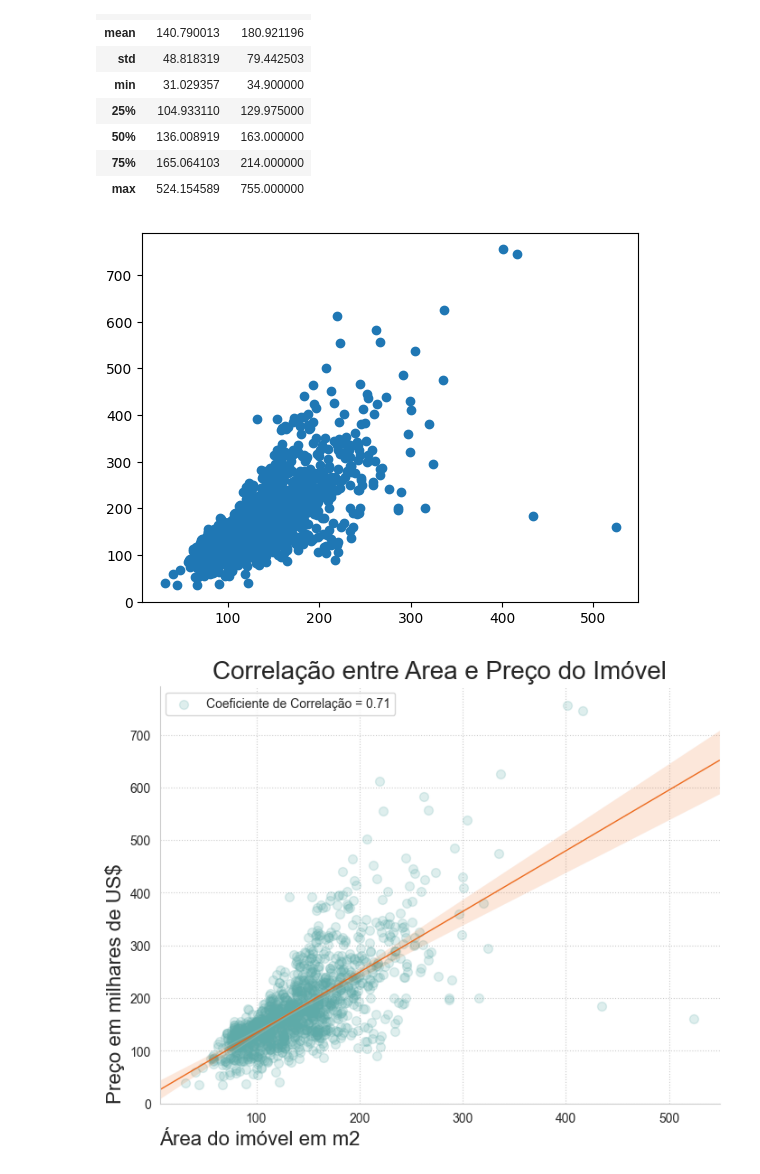
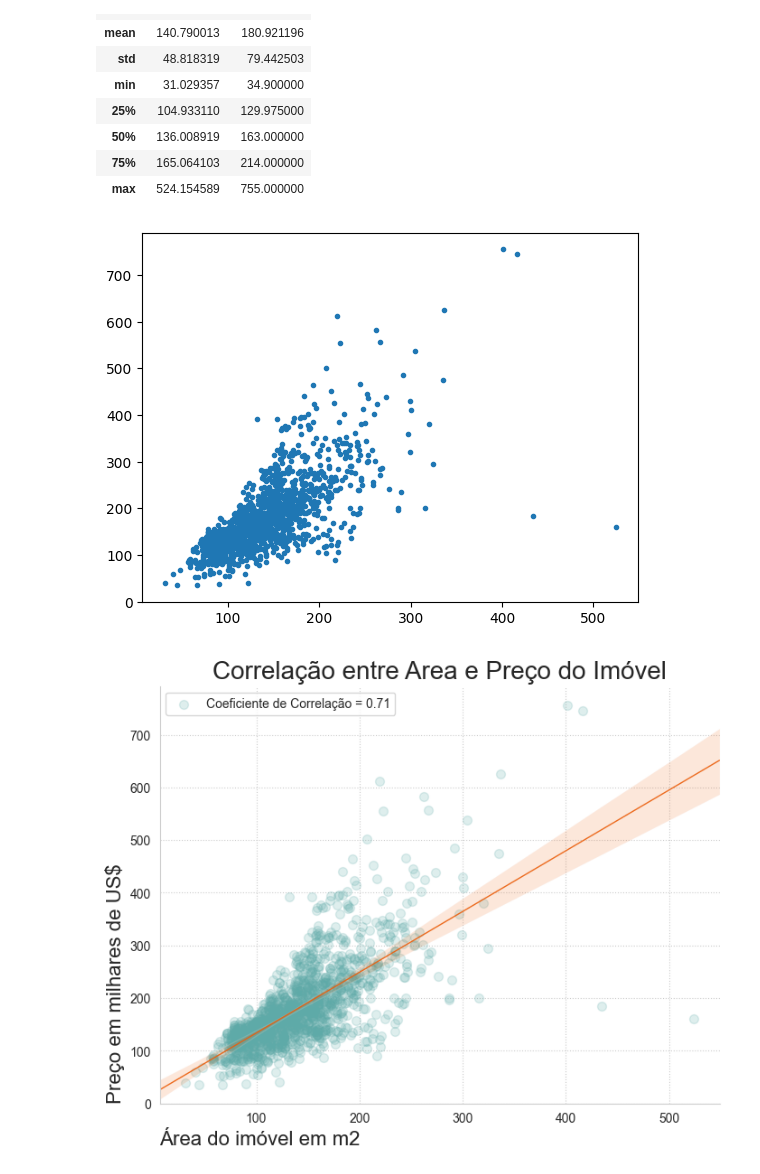
Before and after one commit to marceloperes72/DataViz, a Jupyter notebook: ScatterPlot.ipynb, the cells around one changed output. Saved outputs shown, nothing was run; the diff lists cells and outputs as text; code cells hidden in the pictures.

```diff
--- a/ScatterPlot.ipynb
+++ b/ScatterPlot.ipynb
@@ -78,10 +78,10 @@ df.describe()
 # %%
 #Plotar o gráfico padrão para comparar
 plt.rcdefaults()
-plt.plot( 'GrLivArea','SalePrice',  data=df, linestyle='none', marker='o')
+plt.plot( 'GrLivArea','SalePrice',  data=df, linestyle='none', marker='.')
 plt.show()
 # %% [output]
-[figure, old version]
+[figure, new version]
 # %%
 #chamando a função
 scatter_plot_r(df["GrLivArea"],
```
